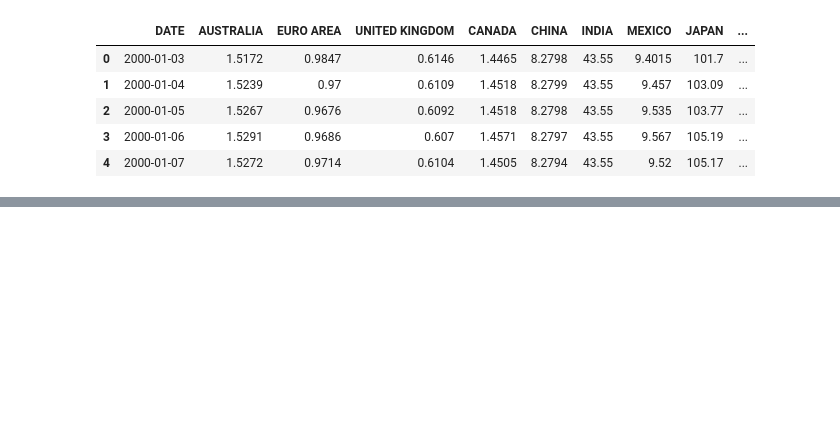
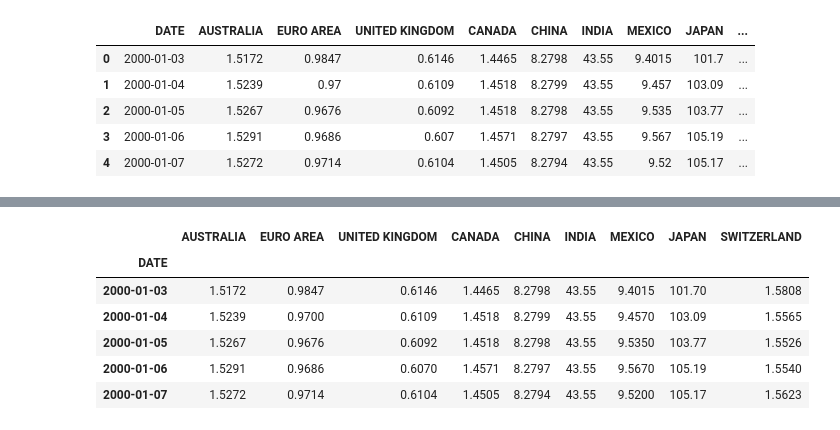
Before and after one commit to ebitdad7/dsc_projects, a Jupyter notebook: Rates_model.ipynb, the cells around one changed output, grey strips where cells are left out. Drawn from its saved outputs; the diff is of its cells as text; code cells hidden in the pictures; blank space fills up the shorter version.

```diff
--- a/Rates_model.ipynb
+++ b/Rates_model.ipynb
@@ -41,0 +100,10 @@ Index(['Unnamed: 0', 'Time Serie', 'AUSTRALIA - AUSTRALIAN DOLLAR/US$',
+# %%
+complete.head()
+# %% [output]
+|  | AUSTRALIA | EURO AREA | UNITED KINGDOM | CANADA | CHINA | INDIA | MEXICO | JAPAN | SWITZERLAND |
+| DATE |  |  |  |  |  |  |  |  |  |
+| 2000-01-03 | 1.5172 | 0.9847 | 0.6146 | 1.4465 | 8.2798 | 43.55 | 9.4015 | 101.70 | 1.5808 |
+| 2000-01-04 | 1.5239 | 0.9700 | 0.6109 | 1.4518 | 8.2799 | 43.55 | 9.4570 | 103.09 | 1.5565 |
+| 2000-01-05 | 1.5267 | 0.9676 | 0.6092 | 1.4518 | 8.2798 | 43.55 | 9.5350 | 103.77 | 1.5526 |
+| 2000-01-06 | 1.5291 | 0.9686 | 0.6070 | 1.4571 | 8.2797 | 43.55 | 9.5670 | 105.19 | 1.5540 |
+| 2000-01-07 | 1.5272 | 0.9714 | 0.6104 | 1.4505 | 8.2794 | 43.55 | 9.5200 | 105.17 | 1.5623 |
```
Also changed, not shown: parts of 11 cells of this notebook.
